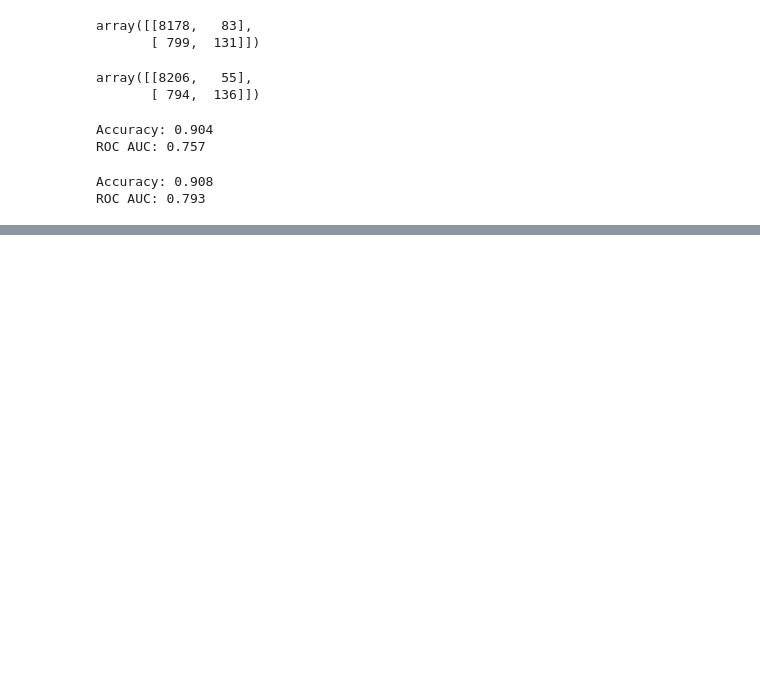
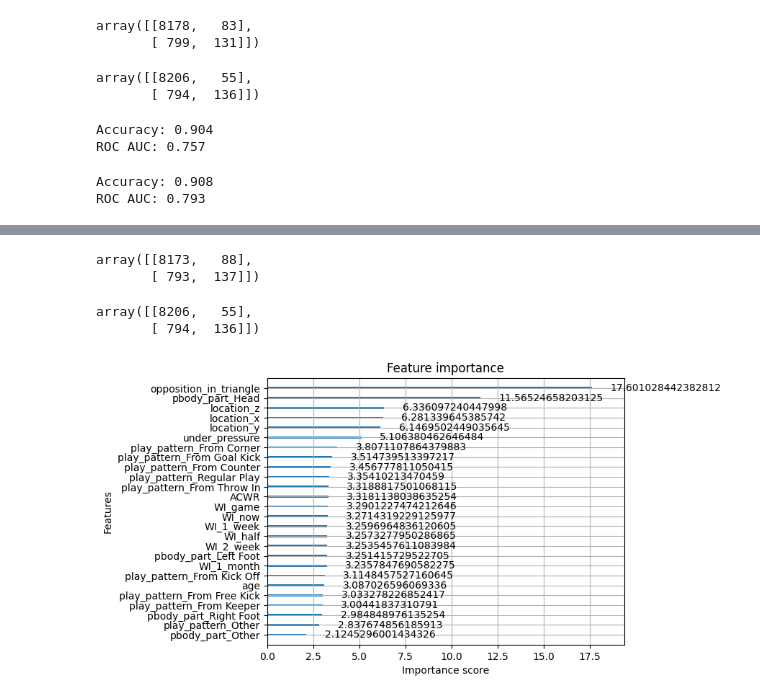
Before and after one commit to conormalone/Hudl_Performance_Insights_2025, a Jupyter notebook: xg_model_working.ipynb, the cells around one changed output, grey strips where cells are left out. Cells and saved outputs as stored; diff of their text form; code cells hidden in the pictures; blank space fills up the shorter version.

```diff
--- a/xg_model_working.ipynb
+++ b/xg_model_working.ipynb
@@ -204,0 +402,38 @@ predictor = TabularPredictor(
+# %%
+import xgboost as xgb
+from sklearn.metrics import accuracy_score, roc_auc_score
+
+
+# Define features and target
+neg, pos = np.bincount(y_train)
+scale = neg / pos
+print(f"scale_pos_weight = {scale:.2f}")
+
+
+# Initialize XGBoost classifier
+model = xgb.XGBClassifier(
+    n_estimators=1000,       # number of trees
+    max_depth=5,           # depth of each tree
+    learning_rate=0.05,     # step size shrinkage
+    subsample=0.8,        # row sampling
+    colsample_bytree=0.8,  # feature sampling
+    random_state=42,
+    use_label_encoder=False,
+    objective="binary:logistic",
+    eval_metric="logloss",
+    #scale_pos_weight=4  # avoids warning about label encoder
+)
+
+# Train model
+model.fit(X_train, y_train)
+
+# Predictions
+y_pred = model.predict(X_test)
+y_pred_proba = model.predict_proba(X_test)[:,1]
+
+# Evaluation
+acc = accuracy_score(y_test, y_pred)
+roc = roc_auc_score(y_test, y_pred_proba)
+
+print(f"Accuracy: {acc:.3f}")
+print(f"ROC AUC: {roc:.3f}")
@@ -204,0 +447,19 @@ predictor = TabularPredictor(
+# %%
+from sklearn.metrics import confusion_matrix
+confusion_matrix(y_test, y_pred)
+# %% [output]
+array([[8173,   88],
+       [ 793,  137]])
+# %%
+confusion_matrix(statsbomb_actual,statsbomb_test )
+# %% [output]
+array([[8206,   55],
+       [ 794,  136]])
+# %%
+booster = model.get_booster()
+booster.feature_names = X_train_raw.columns.tolist()
+
+xgb.plot_importance(booster, importance_type="gain")
+plt.show()
+# %% [output]
+[figure, added]
```
Also changed, not shown: parts of 29 cells of this notebook.
